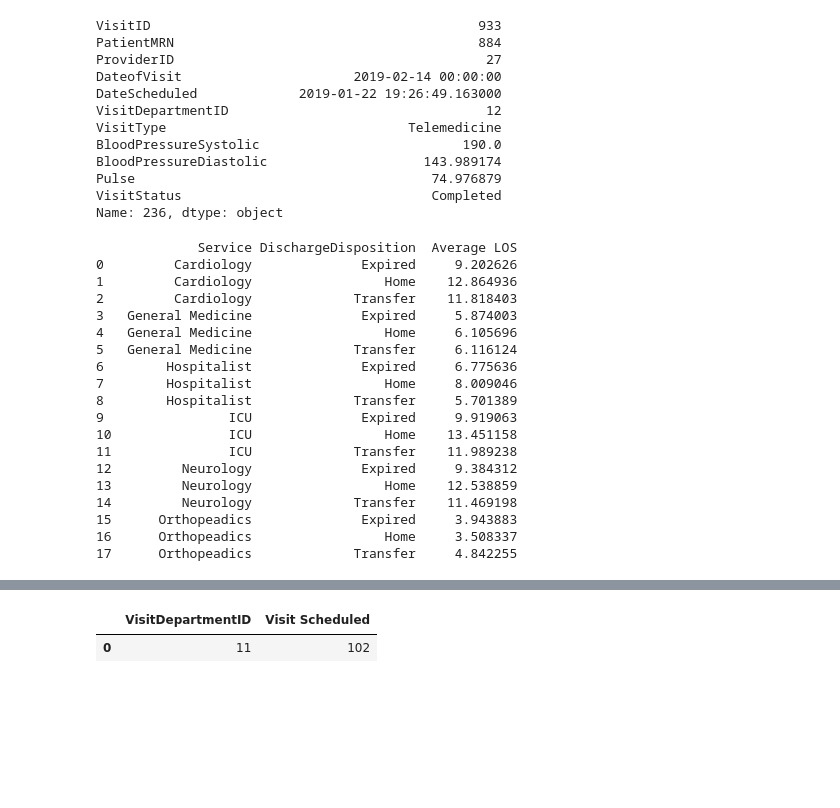
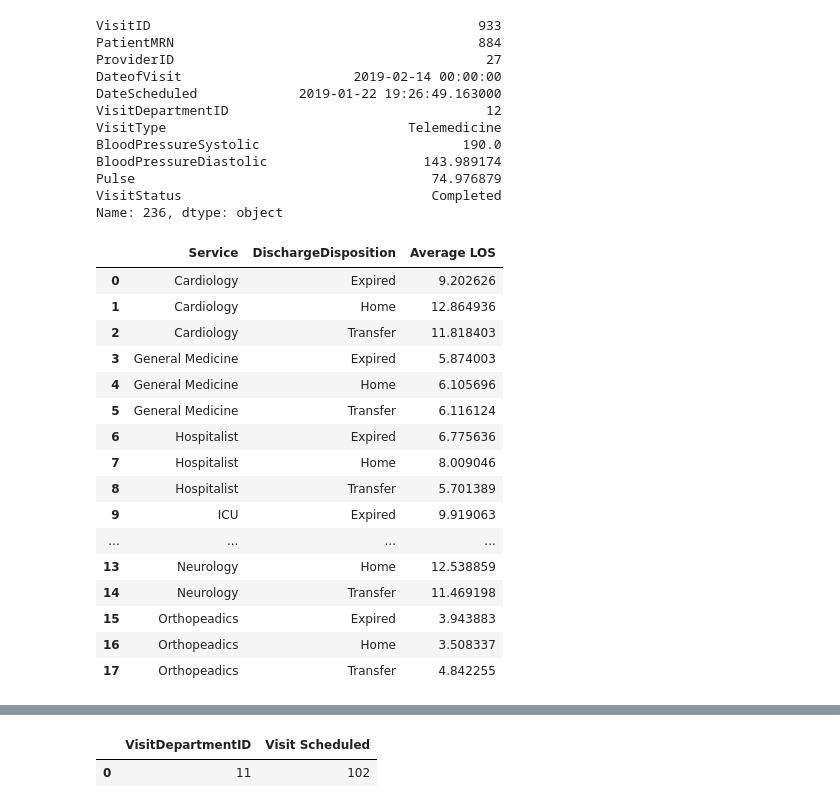
Before and after one commit to KalyaniKurakula/NumpyWarriors1, a Jupyter notebook: Hackthon/NumpyWarriors.ipynb, the cells around one changed output, grey strips where cells are left out. Saved outputs shown, nothing was run; the diff lists cells and outputs as text; code cells hidden in the pictures; blank space fills up the shorter version.

```diff
--- a/Hackthon/NumpyWarriors.ipynb
+++ b/Hackthon/NumpyWarriors.ipynb
@@ -778,32 +778,30 @@ Name: 236, dtype: object
 # %%
 #48.Display the average LOS based on Service and Discharge Disposition(Maintain the column Hierarchy).
 #Loading dataset
 df = pd.read_excel("HospitalDatabase .xlsx",sheet_name="ReAdmissionRegistry")
 
 #average LOS based on Service and Discharge Disposition
 result = df.groupby(['Service','DischargeDisposition'])['ExpectedLOS'].mean().reset_index(name='Average LOS')
 #printing Result set
-print(result)
+result
 # %% [output]
-             Service DischargeDisposition  Average LOS
-0         Cardiology              Expired     9.202626
-1         Cardiology                 Home    12.864936
-2         Cardiology             Transfer    11.818403
-3   General Medicine              Expired     5.874003
-4   General Medicine                 Home     6.105696
-5   General Medicine             Transfer     6.116124
-6        Hospitalist              Expired     6.775636
-7        Hospitalist                 Home     8.009046
-8        Hospitalist             Transfer     5.701389
-9                ICU              Expired     9.919063
-10               ICU                 Home    13.451158
-11               ICU             Transfer    11.989238
-12         Neurology              Expired     9.384312
-13         Neurology                 Home    12.538859
-14         Neurology             Transfer    11.469198
-15      Orthopeadics              Expired     3.943883
-16      Orthopeadics                 Home     3.508337
-17      Orthopeadics             Transfer     4.842255
+|  | Service | DischargeDisposition | Average LOS |
+| 0 | Cardiology | Expired | 9.202626 |
+| 1 | Cardiology | Home | 12.864936 |
+| 2 | Cardiology | Transfer | 11.818403 |
+| 3 | General Medicine | Expired | 5.874003 |
+| 4 | General Medicine | Home | 6.105696 |
+| 5 | General Medicine | Transfer | 6.116124 |
+| 6 | Hospitalist | Expired | 6.775636 |
+| 7 | Hospitalist | Home | 8.009046 |
+| 8 | Hospitalist | Transfer | 5.701389 |
+| 9 | ICU | Expired | 9.919063 |
+| ... | ... | ... | ... |
+| 13 | Neurology | Home | 12.538859 |
+| 14 | Neurology | Transfer | 11.469198 |
+| 15 | Orthopeadics | Expired | 3.943883 |
+| 16 | Orthopeadics | Home | 3.508337 |
+| 17 | Orthopeadics | Transfer | 4.842255 |
 # %%
 #49.Retrieve the rows where SBP<140 and DBP<80.
 #Loading Dataset
```
Also changed, not shown: parts of 4 cells of this notebook.
